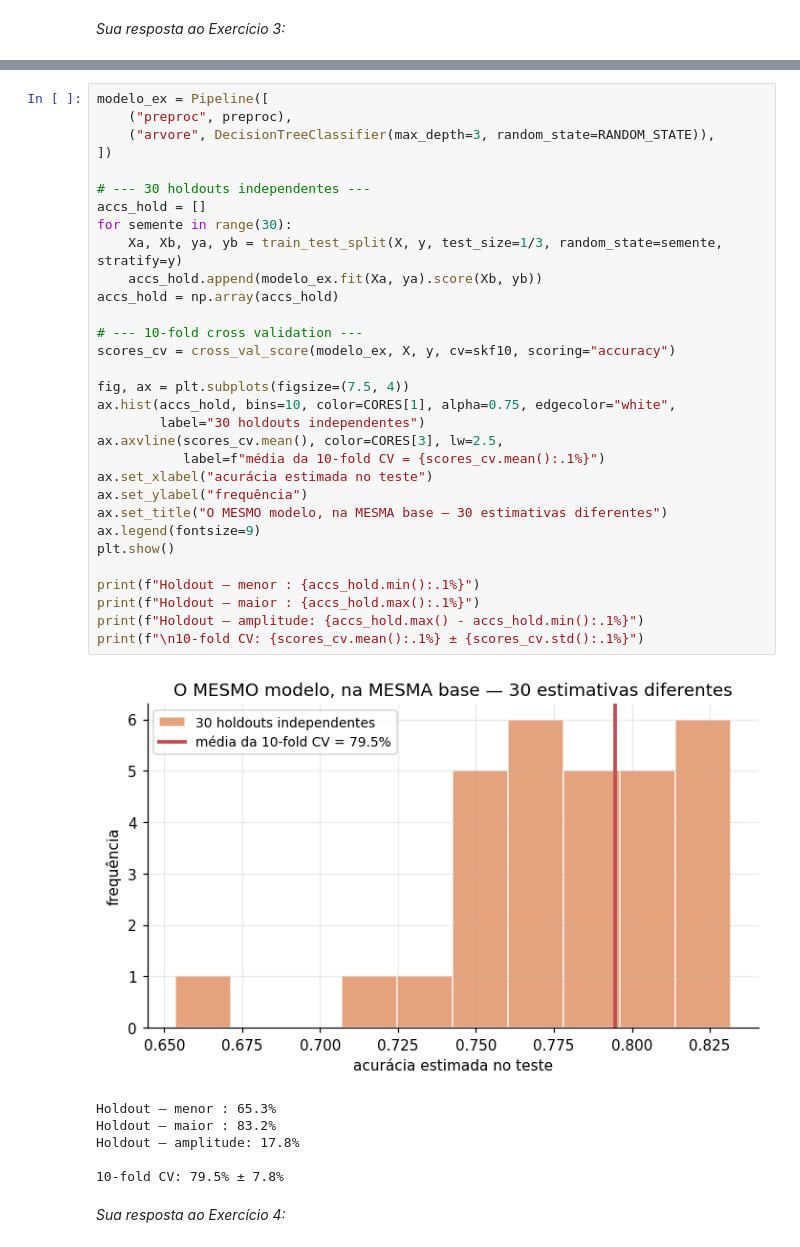
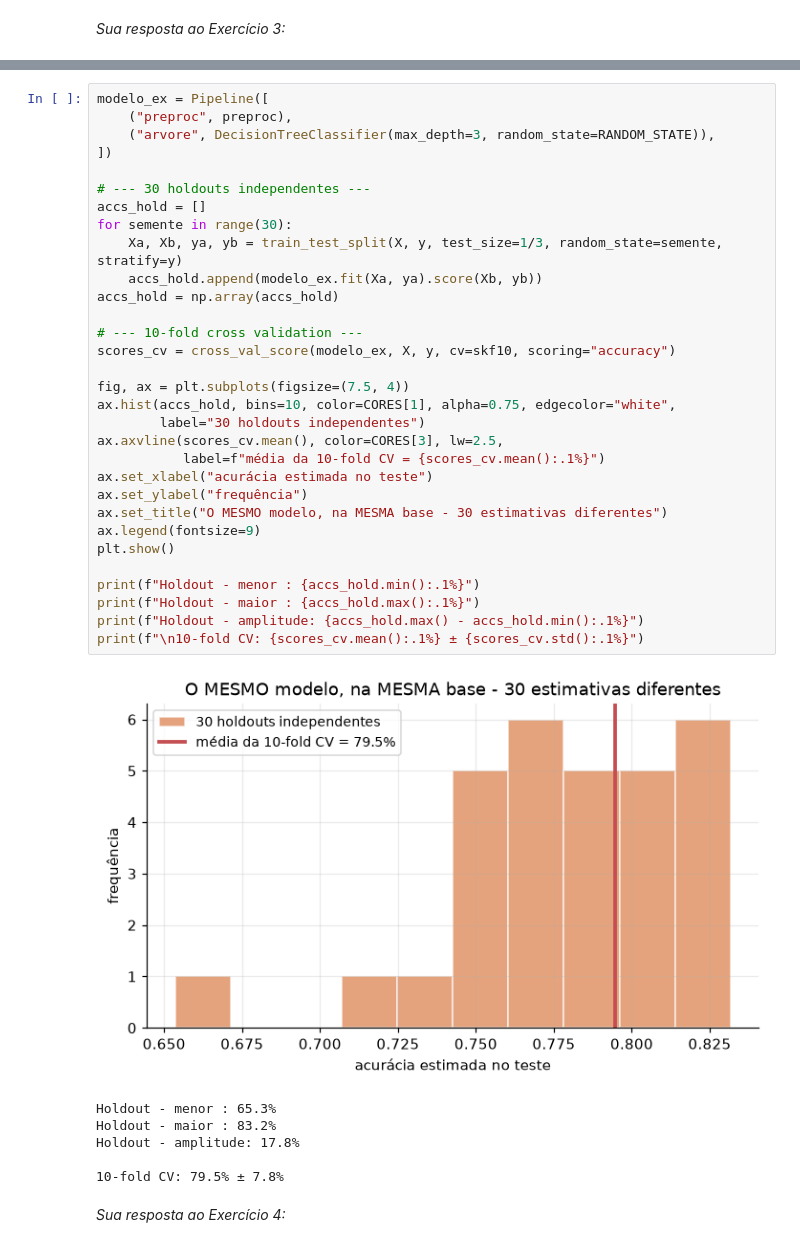
Before and after one commit to bmnogueira-ufms/IA-2026-02, a Jupyter notebook: Aulas Práticas/aula01-introducao-am/aula01-introducao-am.ipynb, the cells around one changed output, grey strips where cells are left out. Saved outputs shown, nothing was run; the diff lists cells and outputs as text.

```diff
--- a/Aulas Práticas/aula01-introducao-am/aula01-introducao-am.ipynb
+++ b/Aulas Práticas/aula01-introducao-am/aula01-introducao-am.ipynb
@@ -1753,39 +1752,39 @@ Execute e responda:
 # %%
 modelo_ex = Pipeline([
     ("preproc", preproc),
     ("arvore", DecisionTreeClassifier(max_depth=3, random_state=RANDOM_STATE)),
 ])
 
 # --- 30 holdouts independentes ---
 accs_hold = []
 for semente in range(30):
     Xa, Xb, ya, yb = train_test_split(X, y, test_size=1/3, random_state=semente, stratify=y)
     accs_hold.append(modelo_ex.fit(Xa, ya).score(Xb, yb))
 accs_hold = np.array(accs_hold)
 
 # --- 10-fold cross validation ---
 scores_cv = cross_val_score(modelo_ex, X, y, cv=skf10, scoring="accuracy")
 
 fig, ax = plt.subplots(figsize=(7.5, 4))
 ax.hist(accs_hold, bins=10, color=CORES[1], alpha=0.75, edgecolor="white",
         label="30 holdouts independentes")
 ax.axvline(scores_cv.mean(), color=CORES[3], lw=2.5,
            label=f"média da 10-fold CV = {scores_cv.mean():.1%}")
 ax.set_xlabel("acurácia estimada no teste")
 ax.set_ylabel("frequência")
-ax.set_title("O MESMO modelo, na MESMA base — 30 estimativas diferentes")
+ax.set_title("O MESMO modelo, na MESMA base - 30 estimativas diferentes")
 ax.legend(fontsize=9)
 plt.show()
 
-print(f"Holdout — menor : {accs_hold.min():.1%}")
-print(f"Holdout — maior : {accs_hold.max():.1%}")
-print(f"Holdout — amplitude: {accs_hold.max() - accs_hold.min():.1%}")
+print(f"Holdout - menor : {accs_hold.min():.1%}")
+print(f"Holdout - maior : {accs_hold.max():.1%}")
+print(f"Holdout - amplitude: {accs_hold.max() - accs_hold.min():.1%}")
 print(f"\n10-fold CV: {scores_cv.mean():.1%} ± {scores_cv.std():.1%}")
 # %% [output]
-[figure, old version]
+[figure, new version]
-Holdout — menor : 65.3%
-Holdout — maior : 83.2%
-Holdout — amplitude: 17.8%
+Holdout - menor : 65.3%
+Holdout - maior : 83.2%
+Holdout - amplitude: 17.8%
 
 10-fold CV: 79.5% ± 7.8%
 # %% [markdown]
```
Also changed, not shown: parts of 56 cells of this notebook, 9 other files.
